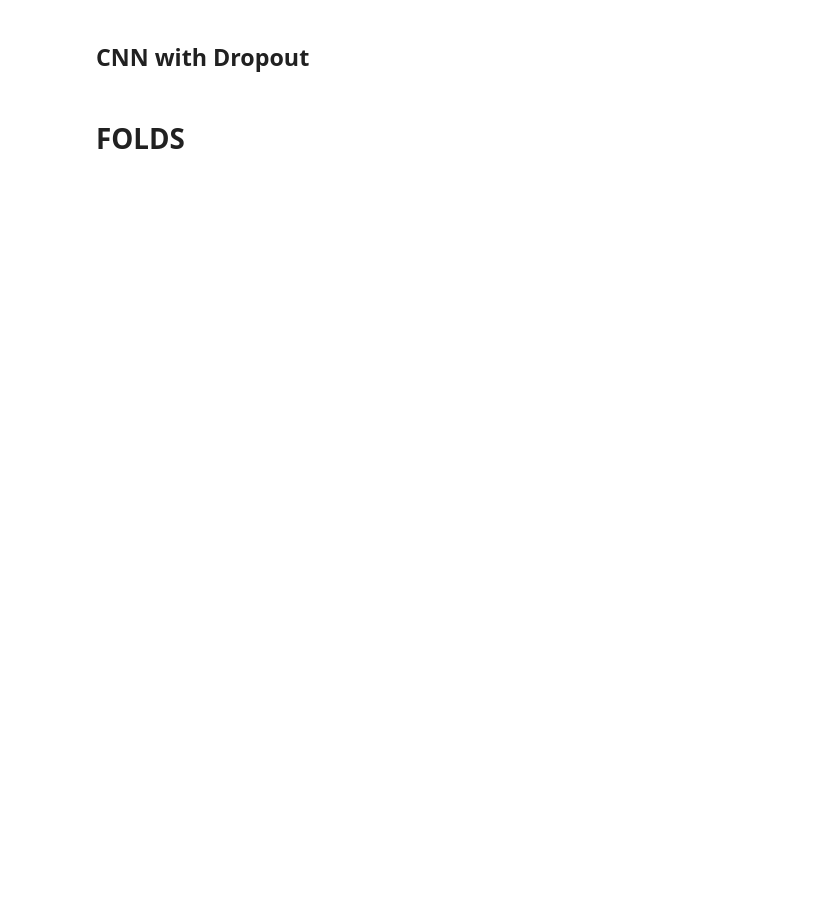
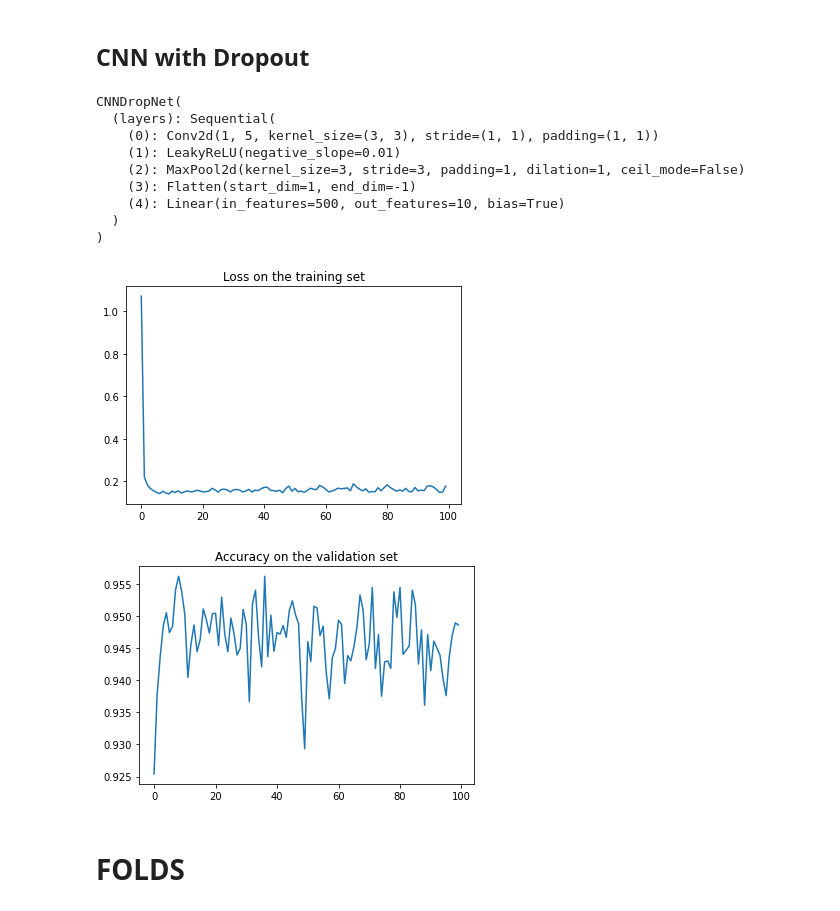
Before and after one commit to imhurl23/MNIST_ANN_Classifiers, a Jupyter notebook: practice.ipynb, the cells around one changed output. Drawn from its saved outputs; the diff is of its cells as text; code cells hidden in the pictures; blank space fills up the shorter version.

```diff
--- a/practice.ipynb
+++ b/practice.ipynb
@@ -138,8 +209,13 @@ class ThreeFeedForwardNetwork(nn.Module):
 model = ThreeFeedForwardNetwork().to(device)
 print(model)
 
-loss_fn = nn.CrossEntropyLoss()
-optimizer = torch.optim.SGD(model.parameters(), lr=1e-3)
+opt = optim.Adam(model.parameters())
+cost = torch.nn.CrossEntropyLoss()
+
+loss_values = []
+acc_values = []
+batch_size = 64
+n_epoch = 100
 
 for epoch in range(n_epoch):
     model.train()
@@ -266,20 +340,20 @@ import torch.nn.functional as F
 class CNNDropNet(nn.Module):
     def __init__(self):
         super(CNNDropNet, self).__init__()
-        self.conv1 = nn.Conv2d(1, 10, kernel_size=5)
-        self.conv2 = nn.Conv2d(10, 20, kernel_size=5)
-        self.conv2_drop = nn.Dropout2d()
-        self.fc1 = nn.Linear(320, 50)
-        self.fc2 = nn.Linear(50, 10)
+        layers =  [nn.Conv2d(1, 5, 3, padding=1),
+        nn.LeakyReLU(),
+        nn.MaxPool2d(3, padding=1),
+        nn.Flatten(),
+        nn.Linear(500, 10)]
+        self.layers = nn.Sequential(*layers)
+
+
 
     def forward(self, x):
-        x = F.relu(F.max_pool2d(self.conv1(x), 2))
-        x = F.relu(F.max_pool2d(self.conv2_drop(self.conv2(x)), 2))
-        x = x.view(-1, 320)
-        x = F.relu(self.fc1(x))
-        x = F.dropout(x, training=self.training)
-        x = self.fc2(x)
-        return F.log_softmax(dim = x)
+        x = self.layers(x)
+        logits = x
+        return logits
+
 
 model = CNNDropNet().to(device)
 print(model)
@@ -294,33 +368,45 @@ n_epoch = 100
 
 for epoch in range(n_epoch):
     model.train()
     loader = data.DataLoader(mnist_train, batch_size=batch_size, shuffle=True)
     epoch_loss = []
     for X_batch, y_batch in loader:
         X_batch = torch.reshape(X_batch,(batch_size,1,28,28) )
         opt.zero_grad()
         logits = model(X_batch.float())
         loss = cost(logits, y_batch)
         loss.backward()
         opt.step()
         epoch_loss.append(loss.detach())
     loss_values.append(torch.tensor(epoch_loss).mean())
     model.eval()
     loader = data.DataLoader(mnist_validation, batch_size=len(mnist_validation), shuffle=False)
     X, y = next(iter(loader))
     X = torch.reshape(X,[len(mnist_validation),1,28,28])
     logits = model(X.float())
     acc = compute_acc(logits, y)
     acc_values.append(acc)
 
 plt.title("Loss on the training set")
 plt.plot(loss_values)
 plt.show()
 plt.title("Accuracy on the validation set")
 plt.plot(acc_values)
 plt.show()
 # print(loss_values)
 # print(acc_values)
+# %% [output]
+CNNDropNet(
+  (layers): Sequential(
+    (0): Conv2d(1, 5, kernel_size=(3, 3), stride=(1, 1), padding=(1, 1))
+    (1): LeakyReLU(negative_slope=0.01)
+    (2): MaxPool2d(kernel_size=3, stride=3, padding=1, dilation=1, ceil_mode=False)
+    (3): Flatten(start_dim=1, end_dim=-1)
+    (4): Linear(in_features=500, out_features=10, bias=True)
+  )
+)
+[figure, added]
+[figure, added]
 # %% [markdown]
 # FOLDS
 # %%
```
Also changed, not shown: parts of 6 cells of this notebook.
